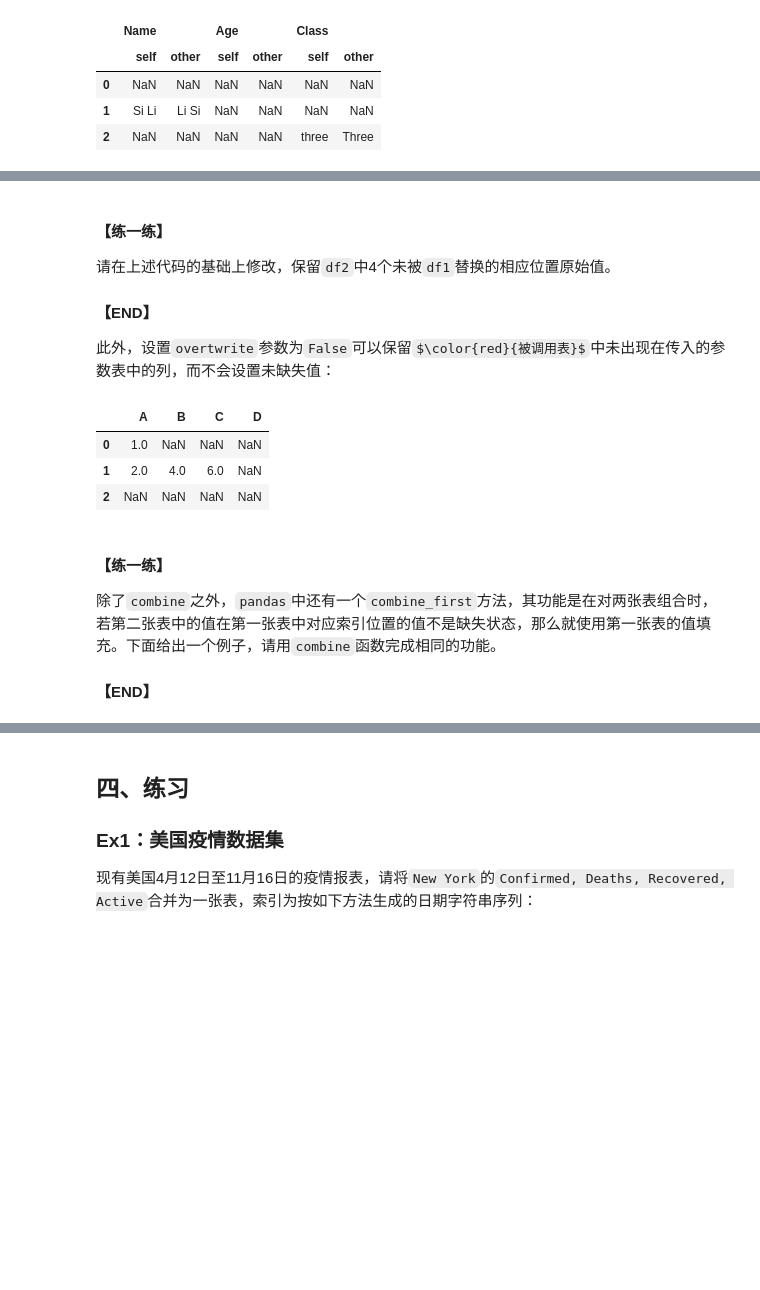
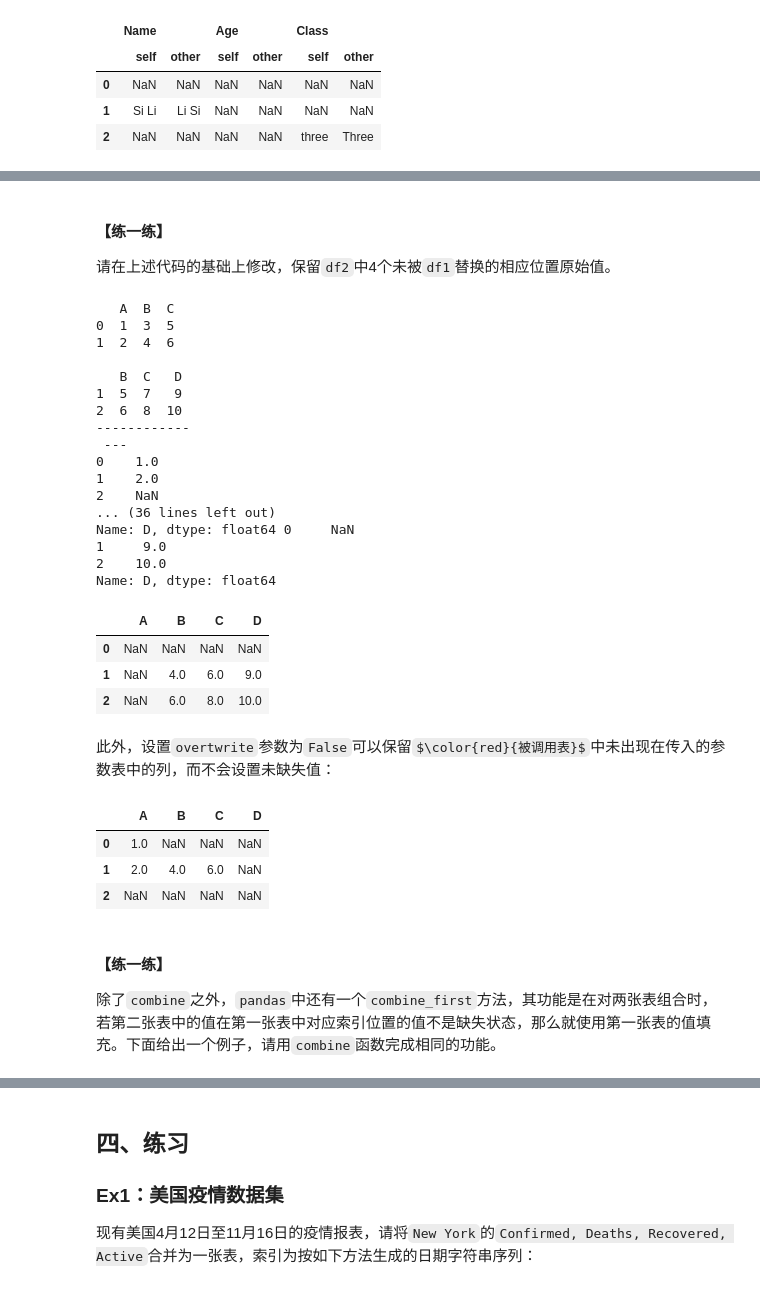
Before and after one commit to lancescrazy/JoyPandas, a Jupyter notebook: ch6_连接.ipynb, the cells around one changed output, grey strips where cells are left out. Saved outputs shown, nothing was run; the diff lists cells and outputs as text; code cells hidden in the pictures; some formulas as TeX source; blank space fills up the shorter version.

```diff
--- a/ch6_连接.ipynb
+++ b/ch6_连接.ipynb
@@ -572,10 +598,48 @@ df1.combine(df2, choose_min)
 | 0 | NaN | NaN | NaN | NaN |
 | 1 | NaN | 4.0 | 6.0 | NaN |
 | 2 | NaN | NaN | NaN | NaN |
+# %% [markdown]
+#### 【练一练】
+请在上述代码的基础上修改，保留`df2`中4个未被`df1`替换的相应位置原始值。
+# %%
+def choose_min(s1, s2):
+    s2 = s2.reindex_like(s1)
+    res = s1.where(s1<s2, s2)
+    # res = res.mask(s1.isna()) # isna表示是否为缺失值，返回布尔序列
+    print(' --- ')
+    print(s1, s2, res)
+    return res
+
+df1 = pd.DataFrame({'A':[1,2], 'B':[3,4], 'C':[5,6]})
+df2 = pd.DataFrame({'B':[5,6], 'C':[7,8], 'D':[9,10]}, index=[1,2])
+print(df1)
+print()
+print(df2)
+print('------------')
+df1.combine(df2, choose_min)
+# %% [output]
+   A  B  C
+0  1  3  5
+1  2  4  6
+
+   B  C   D
+1  5  7   9
+2  6  8  10
+------------
+ ---
+0    1.0
+1    2.0
+2    NaN
+... (36 lines left out)
+Name: D, dtype: float64 0     NaN
+1     9.0
+2    10.0
+Name: D, dtype: float64
+|  | A | B | C | D |
+| 0 | NaN | NaN | NaN | NaN |
+| 1 | NaN | 4.0 | 6.0 | 9.0 |
+| 2 | NaN | 6.0 | 8.0 | 10.0 |
 # %% [markdown]
-#### 【练一练】
-请在上述代码的基础上修改，保留`df2`中4个未被`df1`替换的相应位置原始值。
-#### 【END】
 此外，设置`overtwrite`参数为`False`可以保留$\color{red}{被调用表}$中未出现在传入的参数表中的列，而不会设置未缺失值：
 # %%
 df1.combine(df2, choose_min, overwrite=False)
@@ -587,7 +651,6 @@ df1.combine(df2, choose_min, overwrite=False)
 # %% [markdown]
 #### 【练一练】
 除了`combine`之外，`pandas`中还有一个`combine_first`方法，其功能是在对两张表组合时，若第二张表中的值在第一张表中对应索引位置的值不是缺失状态，那么就使用第一张表的值填充。下面给出一个例子，请用`combine`函数完成相同的功能。
-#### 【END】
 # %%
 df1 = pd.DataFrame({'A':[1,2], 'B':[3,np.nan]})
 df2 = pd.DataFrame({'A':[5,6], 'B':[7,8]}, index=[1,2])
```
Also changed, not shown: parts of 7 cells of this notebook.
